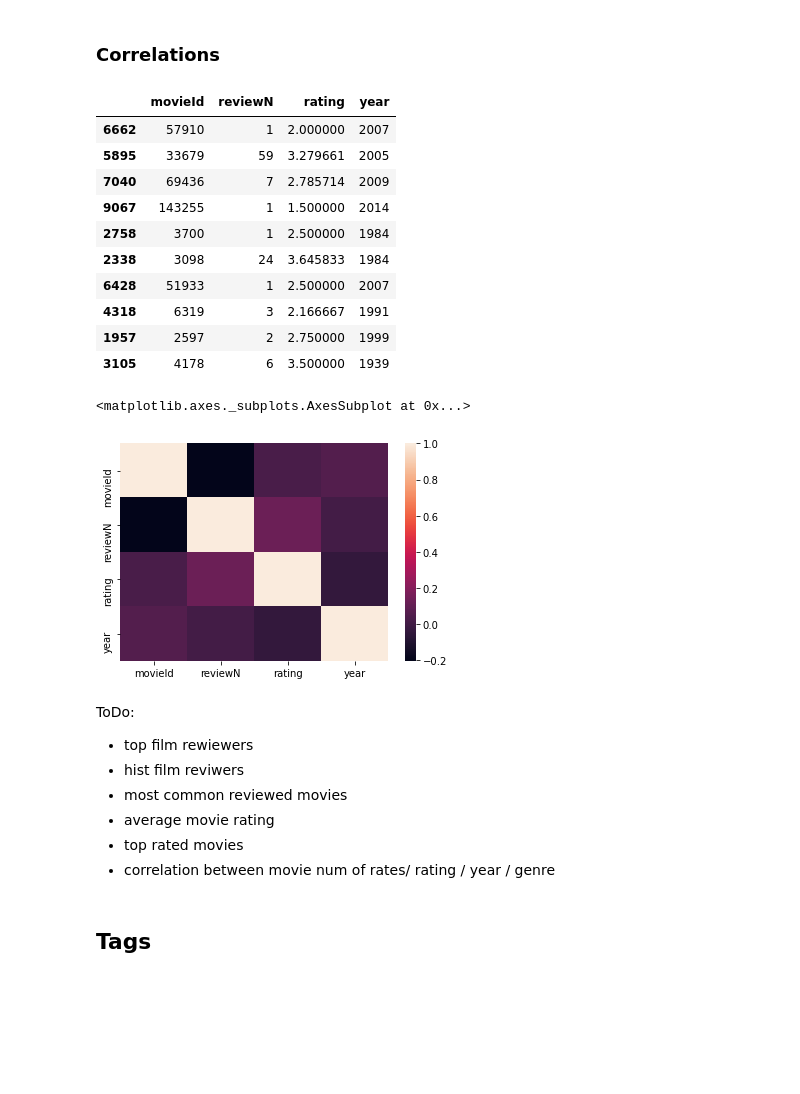
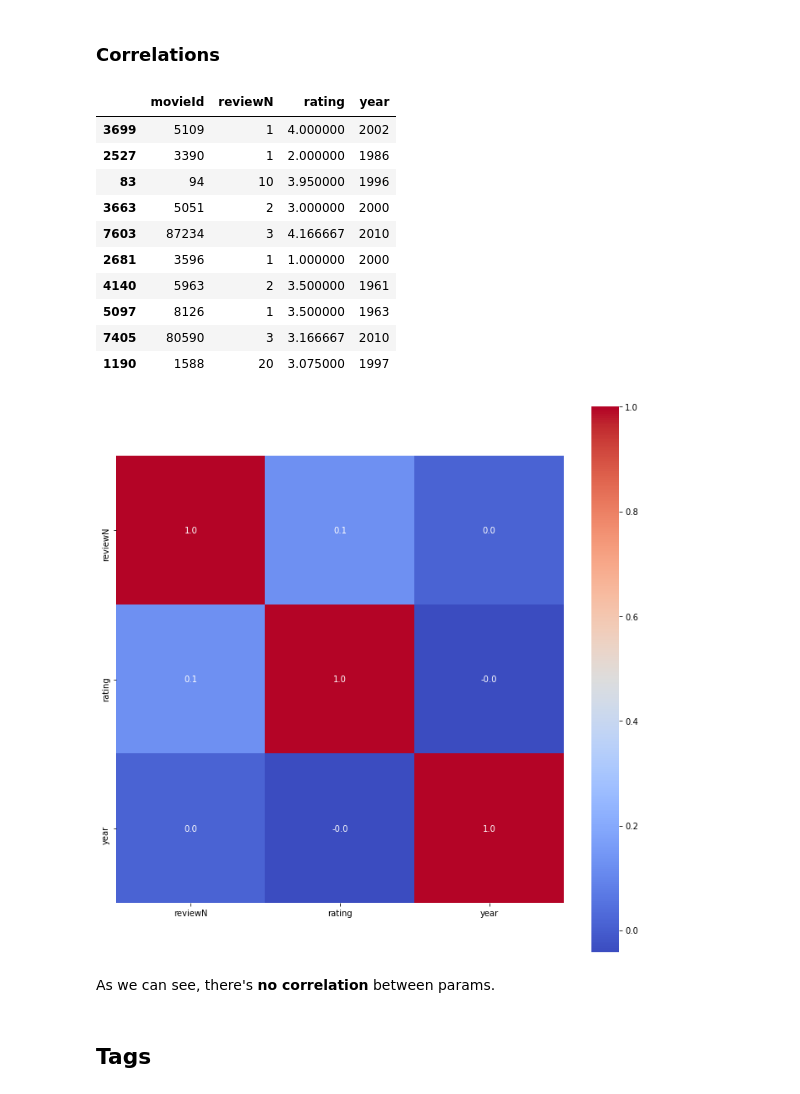
Before and after one commit to SmirnovAlexander/MoviesRecommendation, a Jupyter notebook: EDA.ipynb, the cells around one changed output. Saved outputs shown, nothing was run; the diff lists cells and outputs as text; code cells hidden in the pictures; blank space fills up the shorter version.

```diff
--- a/EDA.ipynb
+++ b/EDA.ipynb
@@ -370,7 +382,8 @@ plt.show()
 # %% [output]
 [figure]
 # %%
-print("Average rating:\n{:.2f}\n".format(sum(ratings["rating"]) / len(ratings["rating"])))
+print("Average rating:\n{:.2f}\n".format(
+    sum(ratings["rating"]) / len(ratings["rating"])))
 
 movies_ratings = {}
 unreviewed_movies = []
@@ -381,17 +394,20 @@ ratings_marks = ratings["rating"]
 
 for i, movie_id_reviewed in enumerate(movies_reviewed_rate):
     if movie_id_reviewed in movies_ratings:
-        movies_ratings[movie_id_reviewed] = [movies_ratings[movie_id_reviewed][0] + ratings_marks[i], movies_ratings[movie_id_reviewed][1] + 1]
+        movies_ratings[movie_id_reviewed] = [movies_ratings[movie_id_reviewed]
+                                             [0] + ratings_marks[i], movies_ratings[movie_id_reviewed][1] + 1]
     else:
         movies_ratings[movie_id_reviewed] = [ratings_marks[i], 1]
 
 
 movies_ratings = {k: v[0]/v[1] for k, v in movies_ratings.items()}
-movies_ratings = {k: v for k, v in sorted(movies_ratings.items(), key=lambda item: item[1], reverse=True)}
+movies_ratings = {k: v for k, v in sorted(
+    movies_ratings.items(), key=lambda item: item[1], reverse=True)}
 
 print("Top rated movies:\n{}\n".format(list(movies_ratings.items())[:5]))
 print("Worst rated movies:\n{}\n".format(list(movies_ratings.items())[-5:]))
-print("Movies in the middle:\n{}\n".format(list(movies_ratings.items())[5000:5005]))
+print("Movies in the middle:\n{}\n".format(
+    list(movies_ratings.items())[5000:5005]))
 # %% [output]
 Average rating:
 3.50
@@ -411,8 +427,10 @@ Top and worse rated movies do not have much reviews, but in average these rates
 # %%
 movies_ids_initial = list(movies["movieId"])
 
-movies_ratings = {k: v for k, v in sorted(movies_ratings.items(), key=lambda item: item[0], reverse=False)}
-movies_reviewed = {k: v for k, v in sorted(movies_reviewed.items(), key=lambda item: item[0], reverse=False)}
+movies_ratings = {k: v for k, v in sorted(
+    movies_ratings.items(), key=lambda item: item[0], reverse=False)}
+movies_reviewed = {k: v for k, v in sorted(
+    movies_reviewed.items(), key=lambda item: item[0], reverse=False)}
 
 movies_ids = list(movies_reviewed.keys())
 movies_ratings_final = list(movies_ratings.values())
@@ -423,37 +441,29 @@ for movie_id in movies_ids:
     years_cutted.append(years[movies_ids_initial.index(movie_id)])
 # %%
 movies_df = pd.DataFrame(list(zip(movies_ids, movies_reviewed_final, movies_ratings_final, years_cutted)),
-               columns =['movieId', 'reviewN', "rating", "year"])
+                         columns=['movieId', 'reviewN', "rating", "year"])
 display(movies_df.sample(10))
 # %% [output]
 |  | movieId | reviewN | rating | year |
-| 6662 | 57910 | 1 | 2.000000 | 2007 |
-| 5895 | 33679 | 59 | 3.279661 | 2005 |
-| 7040 | 69436 | 7 | 2.785714 | 2009 |
-| 9067 | 143255 | 1 | 1.500000 | 2014 |
-| 2758 | 3700 | 1 | 2.500000 | 1984 |
-| 2338 | 3098 | 24 | 3.645833 | 1984 |
-| 6428 | 51933 | 1 | 2.500000 | 2007 |
-| 4318 | 6319 | 3 | 2.166667 | 1991 |
-| 1957 | 2597 | 2 | 2.750000 | 1999 |
-| 3105 | 4178 | 6 | 3.500000 | 1939 |
+| 3699 | 5109 | 1 | 4.000000 | 2002 |
+| 2527 | 3390 | 1 | 2.000000 | 1986 |
+| 83 | 94 | 10 | 3.950000 | 1996 |
+| 3663 | 5051 | 2 | 3.000000 | 2000 |
+| 7603 | 87234 | 3 | 4.166667 | 2010 |
+| 2681 | 3596 | 1 | 1.000000 | 2000 |
+| 4140 | 5963 | 2 | 3.500000 | 1961 |
+| 5097 | 8126 | 1 | 3.500000 | 1963 |
+| 7405 | 80590 | 3 | 3.166667 | 2010 |
+| 1190 | 1588 | 20 | 3.075000 | 1997 |
-# %%
-corr = movies_df.corr()
-
-# plot the heatmap
-sns.heatmap(corr,
-        xticklabels=corr.columns,
-        yticklabels=corr.columns)
-# %% [output]
-<matplotlib.axes._subplots.AxesSubplot at 0x...>
-[figure, removed]
-# %% [markdown]
-ToDo:
-- top film rewiewers
-- hist film reviwers
-- most common reviewed movies
-- average movie rating
-- top rated movies
-- correlation between movie num of rates/ rating / year / genre
+# %%
+corr = movies_df[["reviewN", "rating", "year"]].corr()
+
+plt.figure(figsize=(12, 12))
+sns.heatmap(corr,  cmap='coolwarm', annot=True, fmt=".1f", square=True)
+plt.show()
+# %% [output]
+[figure, added]
+# %% [markdown]
+As we can see, there's **no correlation** between params.
 # %% [markdown]
 ## Tags
```
Also changed, not shown: parts of 21 cells of this notebook.
